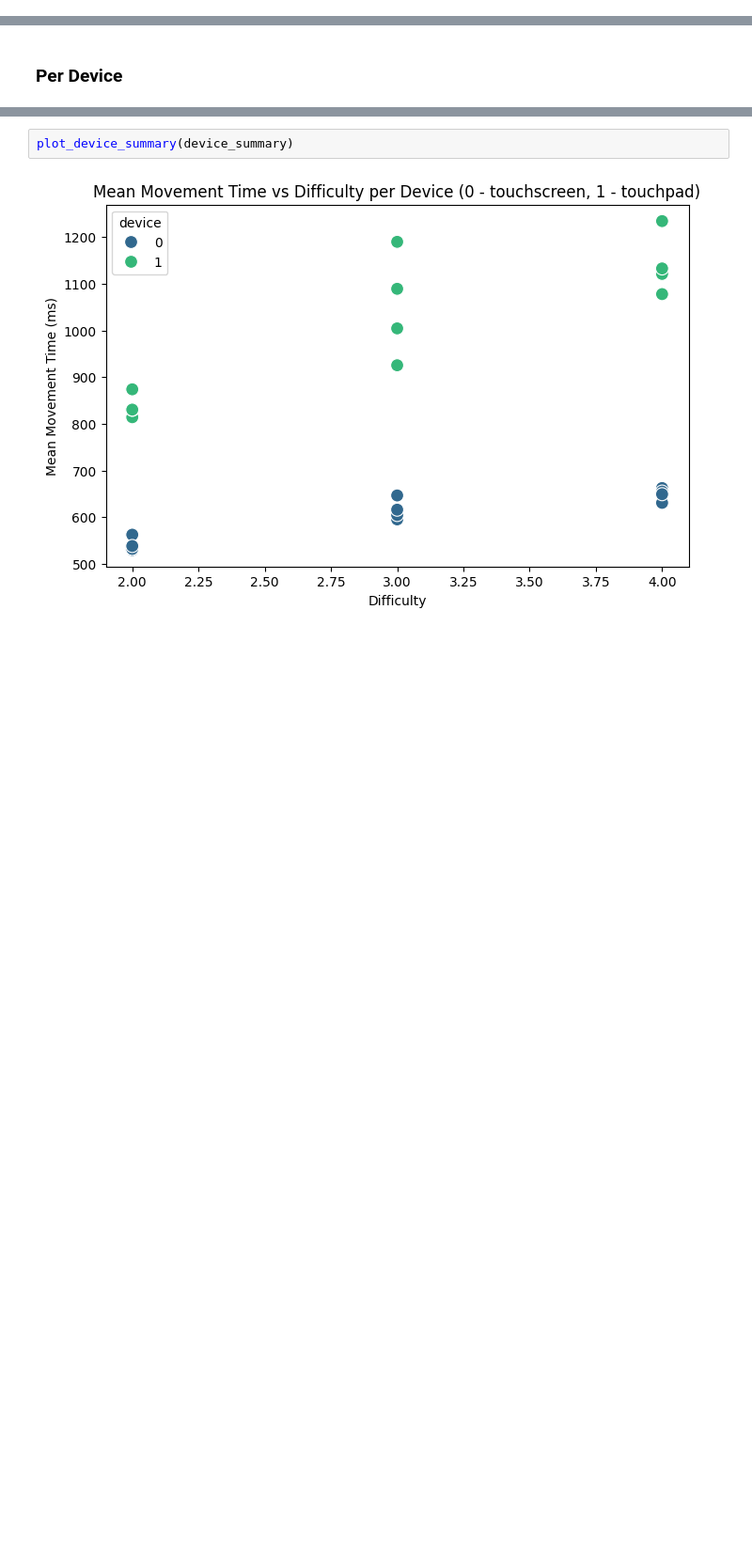
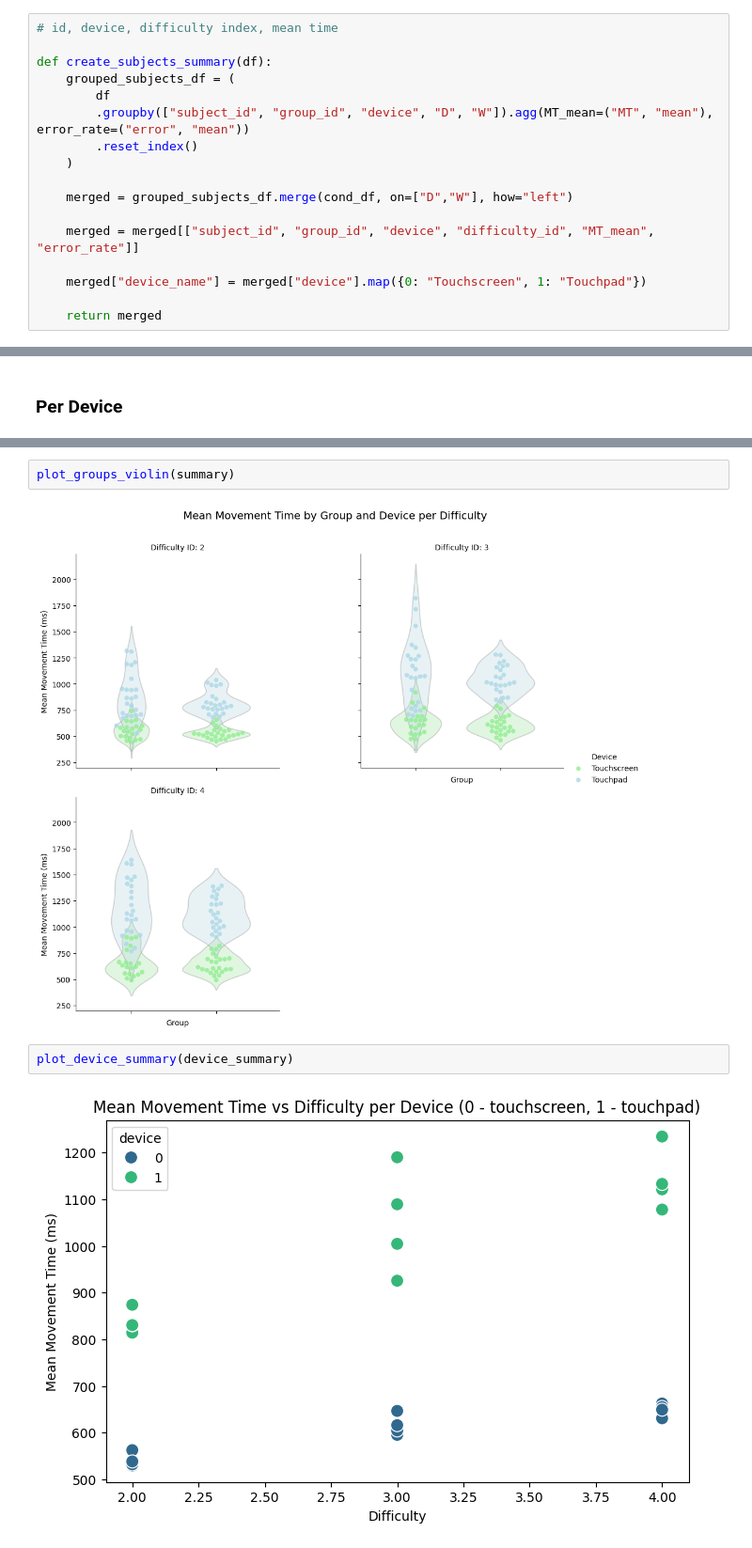
Before and after one commit to wojciechloboda/HCI-lab, a Jupyter notebook: analysis.ipynb, the cells around one changed output, grey strips where cells are left out. Shown at 94% size. Drawn from its saved outputs; the diff is of its cells as text; blank space fills up the shorter version.

```diff
--- a/analysis.ipynb
+++ b/analysis.ipynb
@@ -93 +95,18 @@ def create_device_summary(df):
     return merged
+# %%
+# id, device, difficulty index, mean time
+
+def create_subjects_summary(df):
+    grouped_subjects_df = (
+        df
+        .groupby(["subject_id", "group_id", "device", "D", "W"]).agg(MT_mean=("MT", "mean"), error_rate=("error", "mean"))
+        .reset_index()
+    )
+
+    merged = grouped_subjects_df.merge(cond_df, on=["D","W"], how="left")
+
+    merged = merged[["subject_id", "group_id", "device", "difficulty_id", "MT_mean", "error_rate"]]
+
+    merged["device_name"] = merged["device"].map({0: "Touchscreen", 1: "Touchpad"})
+
+    return merged
@@ -198,3 +326,7 @@ device_summary
+# %%
+plot_groups_violin(summary)
+# %% [output]
+[figure, added]
 # %%
 plot_device_summary(device_summary)
 # %% [output]
```
Also changed, not shown: parts of 11 cells of this notebook, 5 other files.
